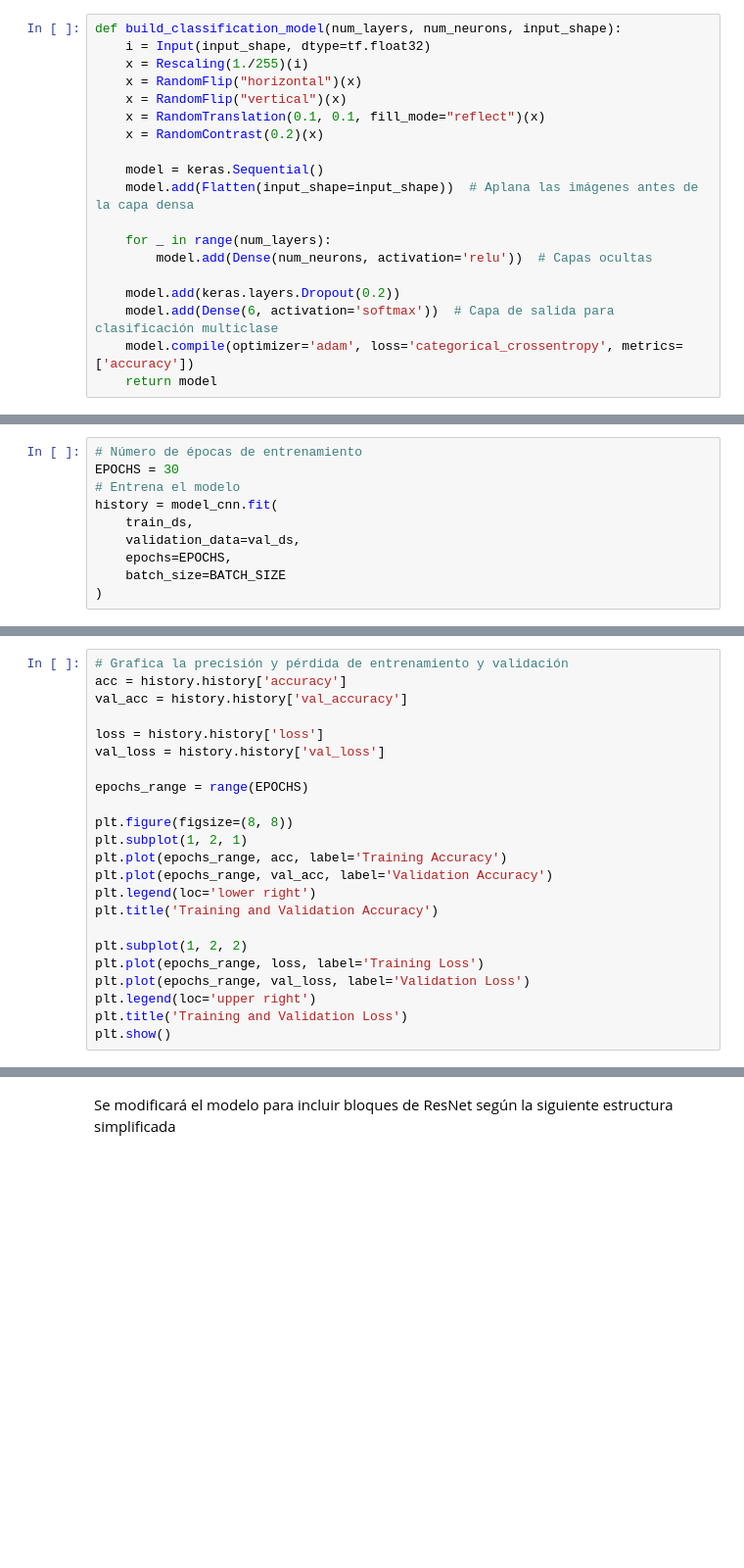
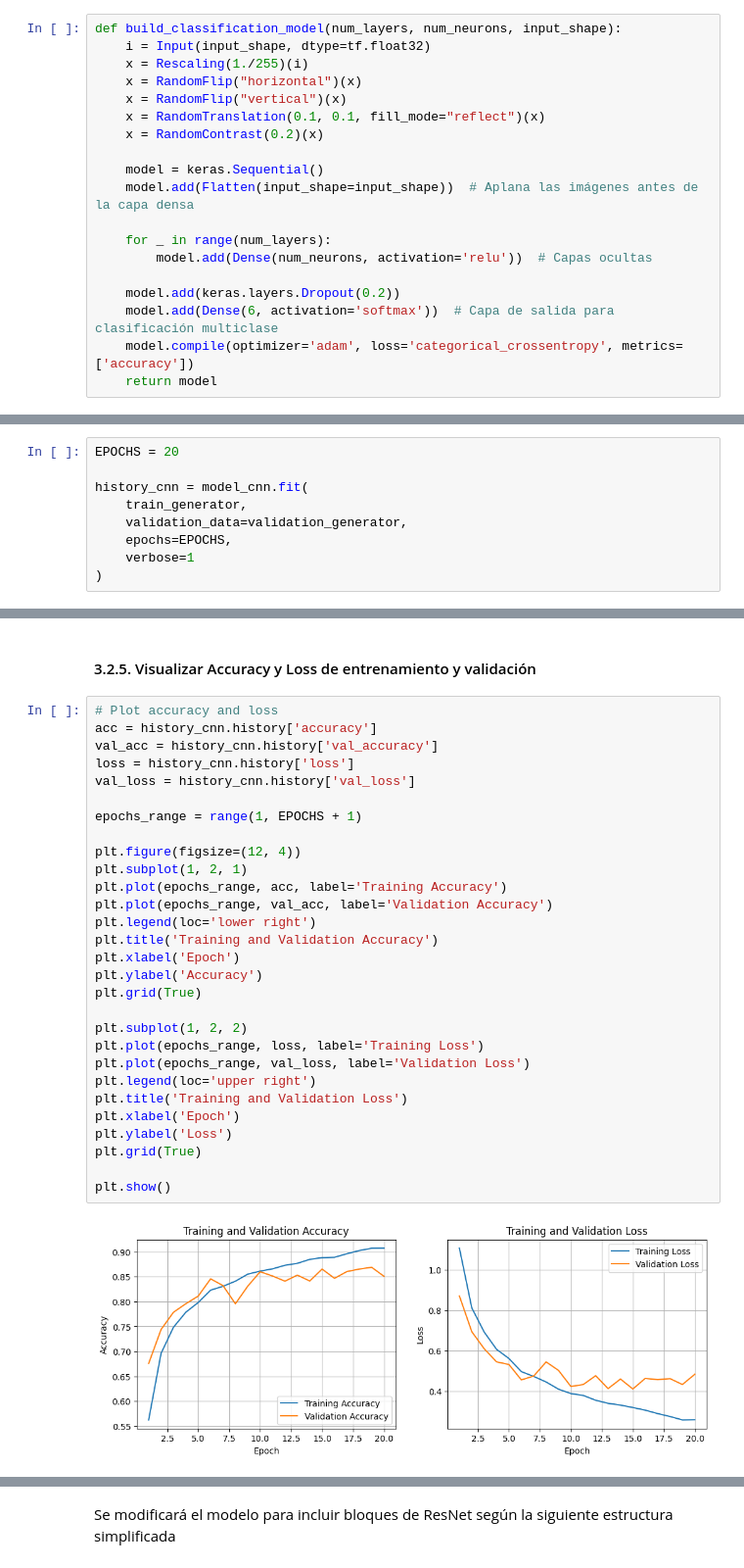
Before and after one commit to salvanya/DeepLearning_TP1, a Jupyter notebook: Image_classification.ipynb, the cells around one changed output, grey strips where cells are left out. Shown at 98% size. Drawn from its saved outputs; the diff is of its cells as text; blank space fills up the shorter version.

```diff
--- a/Image_classification.ipynb
+++ b/Image_classification.ipynb
@@ -512,10 +527,0 @@ Se entrena el modelo
-# %%
-# Número de épocas de entrenamiento
-EPOCHS = 30
-# Entrena el modelo
-history = model_cnn.fit(
-    train_ds,
-    validation_data=val_ds,
-    epochs=EPOCHS,
-    batch_size=BATCH_SIZE
-)
@@ -541,0 +530,9 @@ Visualizar resultados de entrenamiento
+# %%
+EPOCHS = 20
+
+history_cnn = model_cnn.fit(
+    train_generator,
+    validation_data=validation_generator,
+    epochs=EPOCHS,
+    verbose=1
+)
@@ -542,23 +557,33 @@ Visualizar resultados de entrenamiento
+# %% [markdown]
+#### 3.2.5. Visualizar Accuracy y Loss de entrenamiento y validación
 # %%
-# Grafica la precisión y pérdida de entrenamiento y validación
-acc = history.history['accuracy']
-val_acc = history.history['val_accuracy']
+# Plot accuracy and loss
+acc = history_cnn.history['accuracy']
+val_acc = history_cnn.history['val_accuracy']
+loss = history_cnn.history['loss']
+val_loss = history_cnn.history['val_loss']
 
-loss = history.history['loss']
-val_loss = history.history['val_loss']
+epochs_range = range(1, EPOCHS + 1)
 
-epochs_range = range(EPOCHS)
-
-plt.figure(figsize=(8, 8))
+plt.figure(figsize=(12, 4))
 plt.subplot(1, 2, 1)
 plt.plot(epochs_range, acc, label='Training Accuracy')
 plt.plot(epochs_range, val_acc, label='Validation Accuracy')
 plt.legend(loc='lower right')
 plt.title('Training and Validation Accuracy')
+plt.xlabel('Epoch')
+plt.ylabel('Accuracy')
+plt.grid(True)
 
 plt.subplot(1, 2, 2)
 plt.plot(epochs_range, loss, label='Training Loss')
 plt.plot(epochs_range, val_loss, label='Validation Loss')
 plt.legend(loc='upper right')
 plt.title('Training and Validation Loss')
+plt.xlabel('Epoch')
+plt.ylabel('Loss')
+plt.grid(True)
+
 plt.show()
+# %% [output]
+[figure, added]
```
Also changed, not shown: parts of 119 cells of this notebook.
